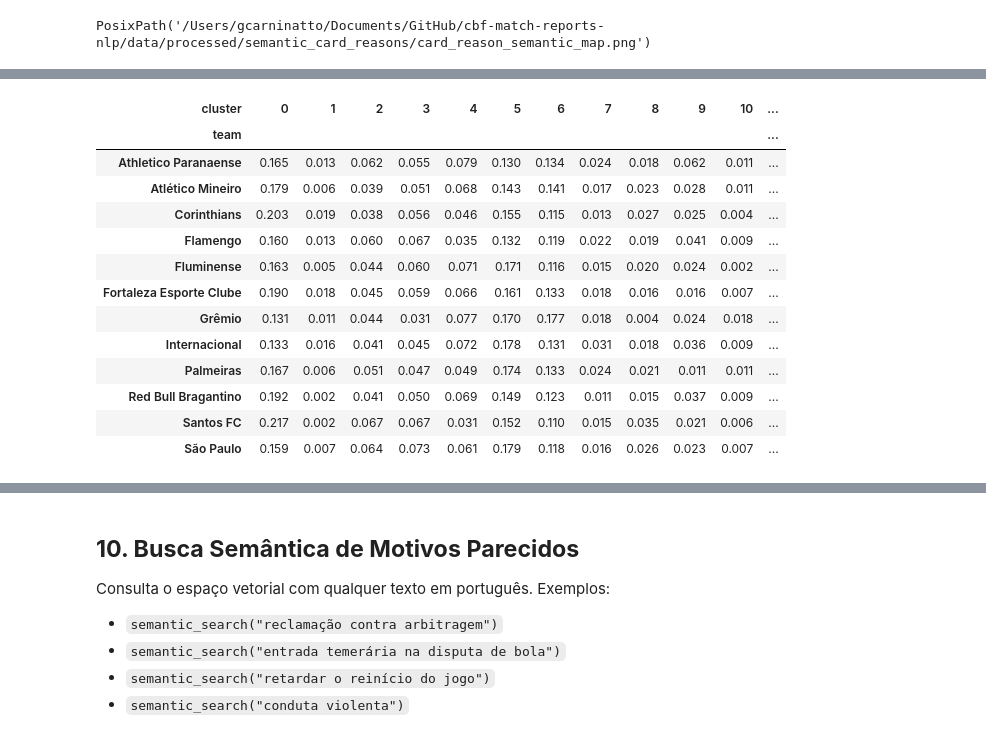
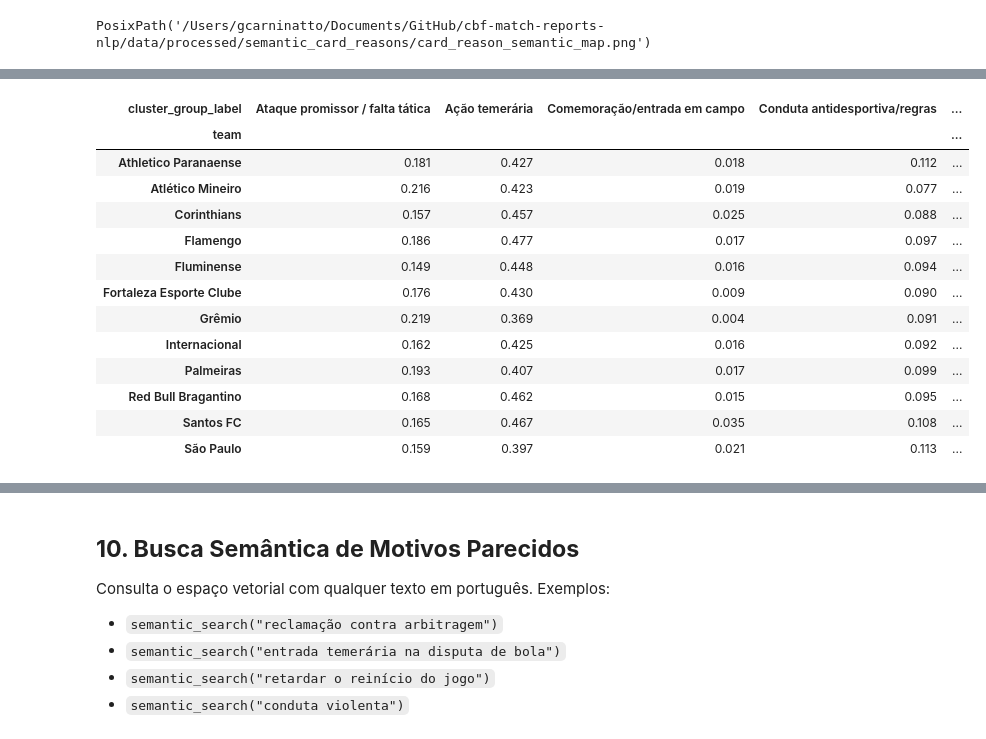
Before and after one commit to gcarbs1/cbf-match-report-analysis, a Jupyter notebook: notebooks/2-semantic_card_reasons_embeddings.ipynb, the cells around one changed output, grey strips where cells are left out. Saved outputs shown, nothing was run; the diff lists cells and outputs as text; code cells hidden in the pictures.

```diff
--- a/notebooks/2-semantic_card_reasons_embeddings.ipynb
+++ b/notebooks/2-semantic_card_reasons_embeddings.ipynb
@@ -192,8 +215,11 @@ if FINETUNE_MODEL:
     _model_ready = (FINETUNED_MODEL_DIR / "modules.json").exists()
 
     if _model_ready:
-        print(f"Modelo fine-tunado encontrado em {FINETUNED_MODEL_DIR}. Carregando...")
-        embedding_model = load_embedding_model(FINETUNED_MODEL_DIR)
+        if Path(INITIAL_MODEL_PATH) == FINETUNED_MODEL_DIR:
+            print(f"Modelo fine-tunado encontrado em {FINETUNED_MODEL_DIR}. Usando modelo já carregado.")
+        else:
+            print(f"Modelo fine-tunado encontrado em {FINETUNED_MODEL_DIR}. Carregando...")
+            embedding_model = load_embedding_model(FINETUNED_MODEL_DIR)
     else:
         # Remove diretório incompleto de runs anteriores que falharam
         import shutil
@@ -276,15 +302,7 @@ if FINETUNE_MODEL:
         print(f"Modelo salvo em: {FINETUNED_MODEL_DIR}")
         embedding_model = ft_model
 
-    # Re-encoda com o modelo fine-tunado
-    embeddings = embedding_model.encode(
-        texts,
-        show_progress_bar=True,
-        normalize_embeddings=True,
-        batch_size=64,
-    )
-    embeddings = np.asarray(embeddings)
-    print(f"Embeddings re-computados com modelo fine-tunado. Shape: {embeddings.shape}")
+
 else:
     print("Fine-tuning desabilitado (FINETUNE_MODEL=False). Usando embeddings do modelo base.")
 # %% [output]
@@ -349,6 +623,10 @@ Avaliação: Silhouette = 0.4850 | Davies-Bouldin = 1.3801
 # %%
+cluster_assignment_columns = [
+    "embedding_key", "cluster", "cluster_base", "domain_split_label", "cluster_split_key",
+]
+
 reasons_clustered = reasons.merge(
-    reason_counts[["embedding_key", "cluster"]],
+    reason_counts[cluster_assignment_columns],
     left_on=TEXT_COLUMN,
     right_on="embedding_key",
     how="left",
@@ -527,9 +1136,11 @@ PosixPath('/Users/gcarninatto/Documents/GitHub/cbf-match-reports-nlp/data/proces
 # %%
-cluster_by_year = pd.crosstab(
+ANALYSIS_LABEL_COLUMN = "cluster_group_label"
+
+cluster_group_by_year = pd.crosstab(
     reasons_clustered["year"],
-    reasons_clustered["cluster"],
+    reasons_clustered[ANALYSIS_LABEL_COLUMN],
     normalize="index",
 ).round(3)
 
-cluster_by_year
+cluster_group_by_year
 # %% [output]
@@ -545,26 +1156,28 @@ cluster_by_year
 # %%
 top_teams = reasons_clustered["team"].value_counts().head(12).index
-cluster_by_team = pd.crosstab(
-    reasons_clustered[reasons_clustered["team"].isin(top_teams)]["team"],
-    reasons_clustered[reasons_clustered["team"].isin(top_teams)]["cluster"],
+team_subset = reasons_clustered[reasons_clustered["team"].isin(top_teams)]
+
+cluster_group_by_team = pd.crosstab(
+    team_subset["team"],
+    team_subset[ANALYSIS_LABEL_COLUMN],
     normalize="index",
 ).round(3)
 
-cluster_by_team
+cluster_group_by_team
 # %% [output]
-| cluster | 0 | 1 | 2 | 3 | 4 | 5 | 6 | 7 | 8 | 9 | 10 | ... |
-| team |  |  |  |  |  |  |  |  |  |  |  | ... |
-| Athletico Paranaense | 0.165 | 0.013 | 0.062 | 0.055 | 0.079 | 0.130 | 0.134 | 0.024 | 0.018 | 0.062 | 0.011 | ... |
-| Atlético Mineiro | 0.179 | 0.006 | 0.039 | 0.051 | 0.068 | 0.143 | 0.141 | 0.017 | 0.023 | 0.028 | 0.011 | ... |
-| Corinthians | 0.203 | 0.019 | 0.038 | 0.056 | 0.046 | 0.155 | 0.115 | 0.013 | 0.027 | 0.025 | 0.004 | ... |
-| Flamengo | 0.160 | 0.013 | 0.060 | 0.067 | 0.035 | 0.132 | 0.119 | 0.022 | 0.019 | 0.041 | 0.009 | ... |
-| Fluminense | 0.163 | 0.005 | 0.044 | 0.060 | 0.071 | 0.171 | 0.116 | 0.015 | 0.020 | 0.024 | 0.002 | ... |
-| Fortaleza Esporte Clube | 0.190 | 0.018 | 0.045 | 0.059 | 0.066 | 0.161 | 0.133 | 0.018 | 0.016 | 0.016 | 0.007 | ... |
-| Grêmio | 0.131 | 0.011 | 0.044 | 0.031 | 0.077 | 0.170 | 0.177 | 0.018 | 0.004 | 0.024 | 0.018 | ... |
-| Internacional | 0.133 | 0.016 | 0.041 | 0.045 | 0.072 | 0.178 | 0.131 | 0.031 | 0.018 | 0.036 | 0.009 | ... |
-| Palmeiras | 0.167 | 0.006 | 0.051 | 0.047 | 0.049 | 0.174 | 0.133 | 0.024 | 0.021 | 0.011 | 0.011 | ... |
-| Red Bull Bragantino | 0.192 | 0.002 | 0.041 | 0.050 | 0.069 | 0.149 | 0.123 | 0.011 | 0.015 | 0.037 | 0.009 | ... |
-| Santos FC | 0.217 | 0.002 | 0.067 | 0.067 | 0.031 | 0.152 | 0.110 | 0.015 | 0.035 | 0.021 | 0.006 | ... |
-| São Paulo | 0.159 | 0.007 | 0.064 | 0.073 | 0.061 | 0.179 | 0.118 | 0.016 | 0.026 | 0.023 | 0.007 | ... |
+| cluster_group_label | Ataque promissor / falta tática | Ação temerária | Comemoração/entrada em campo | Conduta antidesportiva/regras | ... |
+| team |  |  |  |  | ... |
+| Athletico Paranaense | 0.181 | 0.427 | 0.018 | 0.112 | ... |
+| Atlético Mineiro | 0.216 | 0.423 | 0.019 | 0.077 | ... |
+| Corinthians | 0.157 | 0.457 | 0.025 | 0.088 | ... |
+| Flamengo | 0.186 | 0.477 | 0.017 | 0.097 | ... |
+| Fluminense | 0.149 | 0.448 | 0.016 | 0.094 | ... |
+| Fortaleza Esporte Clube | 0.176 | 0.430 | 0.009 | 0.090 | ... |
+| Grêmio | 0.219 | 0.369 | 0.004 | 0.091 | ... |
+| Internacional | 0.162 | 0.425 | 0.016 | 0.092 | ... |
+| Palmeiras | 0.193 | 0.407 | 0.017 | 0.099 | ... |
+| Red Bull Bragantino | 0.168 | 0.462 | 0.015 | 0.095 | ... |
+| Santos FC | 0.165 | 0.467 | 0.035 | 0.108 | ... |
+| São Paulo | 0.159 | 0.397 | 0.021 | 0.113 | ... |
 # %%
 top_referees = reasons_clustered["arbitro"].value_counts().head(12).index
```
Also changed, not shown: parts of 21 cells of this notebook.
